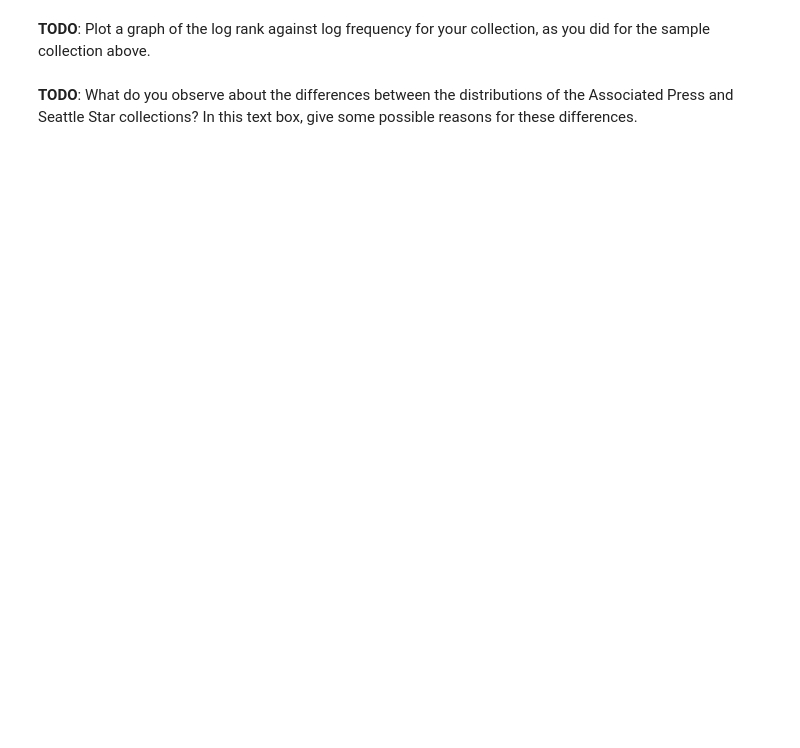
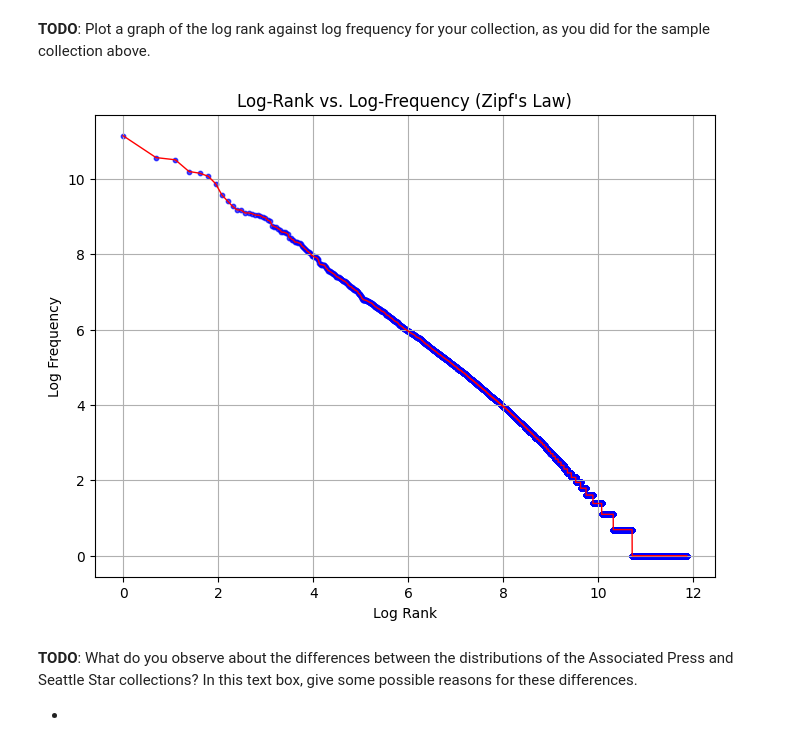
Before and after one commit to yashhbeladiya/freegamescout, a Jupyter notebook: term_statistics.ipynb, the cells around one changed output. Cells and saved outputs as stored; diff of their text form; code cells hidden in the pictures; blank space fills up the shorter version.

Commit message:
Generated plot for Seattle star

```diff
--- a/term_statistics.ipynb
+++ b/term_statistics.ipynb
@@ -270,2 +407,33 @@ Your task is to acquire and analyze the issues of the _Seattle Star_ from the mo
+# %%
+import matplotlib.pyplot as plt
+import numpy as np
+
+# Get sorted word frequencies (descending order)
+sorted_terms = term_counts.most_common()
+frequencies = [count for _, count in sorted_terms]  # Extract only counts
+
+# Generate ranks (1, 2, 3, ... based on frequency order)
+ranks = np.arange(1, len(frequencies) + 1)
+
+# Compute log values
+log_ranks = np.log(ranks)
+log_frequencies = np.log(frequencies)
+
+# Plot Zipf's Law graph
+plt.figure(figsize=(8, 6))
+plt.scatter(log_ranks, log_frequencies, alpha=0.7, color='blue', s=10)  # Scatter plot
+plt.plot(log_ranks, log_frequencies, color='red', linewidth=1)  # Line plot for better visualization
+
+# Labels and title
+plt.xlabel("Log Rank")
+plt.ylabel("Log Frequency")
+plt.title("Log-Rank vs. Log-Frequency (Zipf's Law)")
+plt.grid(True)
+# Show plot
+plt.show()
+# %% [output]
+[figure, added]
 # %% [markdown]
 **TODO**: What do you observe about the differences between the distributions of the Associated Press and Seattle Star collections? In this text box, give some possible reasons for these differences.
+
+-
```
Also changed, not shown: parts of 11 cells of this notebook.
